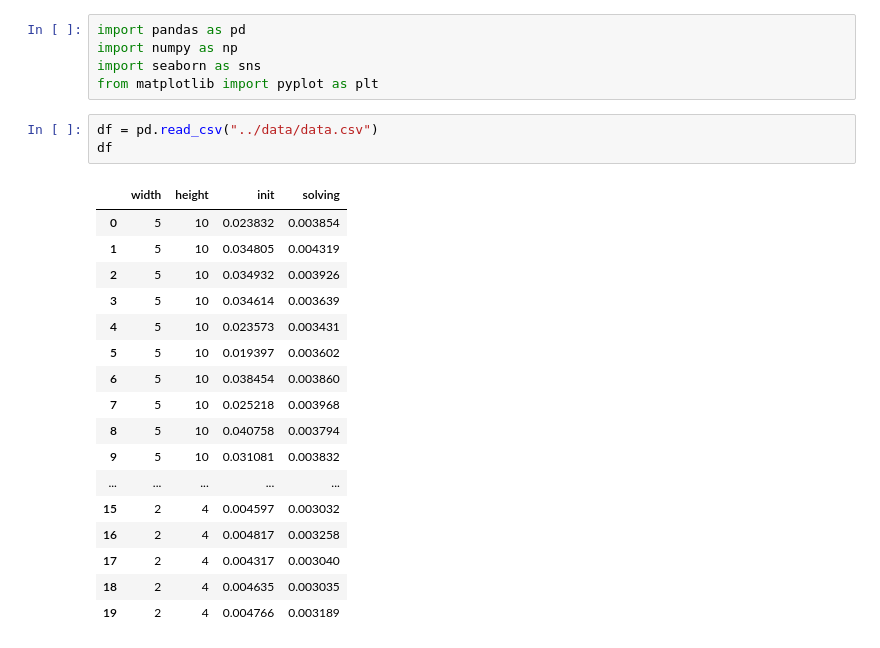
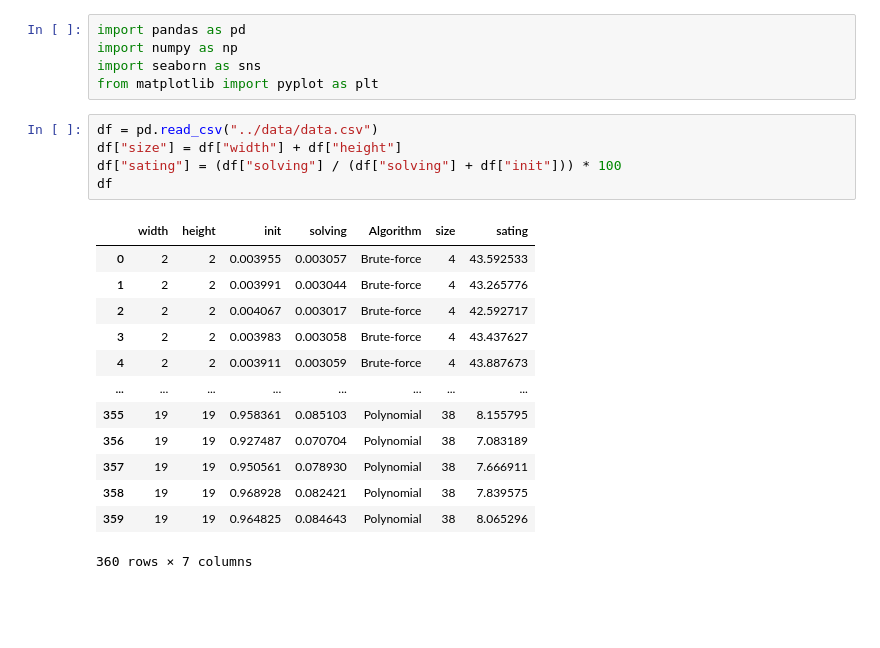
Before and after one commit to diogoantunes25/lvm-project, a Jupyter notebook: proj-1/plots/Plots.ipynb, the cells around one changed output. Saved outputs shown, nothing was run; the diff lists cells and outputs as text; blank space fills up the shorter version.

```diff
--- a/proj-1/plots/Plots.ipynb
+++ b/proj-1/plots/Plots.ipynb
@@ -5,22 +5,20 @@ import seaborn as sns
 from matplotlib import pyplot as plt
 # %%
 df = pd.read_csv("../data/data.csv")
+df["size"] = df["width"] + df["height"]
+df["sating"] = (df["solving"] / (df["solving"] + df["init"])) * 100
 df
 # %% [output]
-|  | width | height | init | solving |
-| 0 | 5 | 10 | 0.023832 | 0.003854 |
-| 1 | 5 | 10 | 0.034805 | 0.004319 |
-| 2 | 5 | 10 | 0.034932 | 0.003926 |
-| 3 | 5 | 10 | 0.034614 | 0.003639 |
-| 4 | 5 | 10 | 0.023573 | 0.003431 |
-| 5 | 5 | 10 | 0.019397 | 0.003602 |
-| 6 | 5 | 10 | 0.038454 | 0.003860 |
-| 7 | 5 | 10 | 0.025218 | 0.003968 |
-| 8 | 5 | 10 | 0.040758 | 0.003794 |
-| 9 | 5 | 10 | 0.031081 | 0.003832 |
-| ... | ... | ... | ... | ... |
-| 15 | 2 | 4 | 0.004597 | 0.003032 |
-| 16 | 2 | 4 | 0.004817 | 0.003258 |
-| 17 | 2 | 4 | 0.004317 | 0.003040 |
-| 18 | 2 | 4 | 0.004635 | 0.003035 |
-| 19 | 2 | 4 | 0.004766 | 0.003189 |
+|  | width | height | init | solving | Algorithm | size | sating |
+| 0 | 2 | 2 | 0.003955 | 0.003057 | Brute-force | 4 | 43.592533 |
+| 1 | 2 | 2 | 0.003991 | 0.003044 | Brute-force | 4 | 43.265776 |
+| 2 | 2 | 2 | 0.004067 | 0.003017 | Brute-force | 4 | 42.592717 |
+| 3 | 2 | 2 | 0.003983 | 0.003058 | Brute-force | 4 | 43.437627 |
+| 4 | 2 | 2 | 0.003911 | 0.003059 | Brute-force | 4 | 43.887673 |
+| ... | ... | ... | ... | ... | ... | ... | ... |
+| 355 | 19 | 19 | 0.958361 | 0.085103 | Polynomial | 38 | 8.155795 |
+| 356 | 19 | 19 | 0.927487 | 0.070704 | Polynomial | 38 | 7.083189 |
+| 357 | 19 | 19 | 0.950561 | 0.078930 | Polynomial | 38 | 7.666911 |
+| 358 | 19 | 19 | 0.968928 | 0.082421 | Polynomial | 38 | 7.839575 |
+| 359 | 19 | 19 | 0.964825 | 0.084643 | Polynomial | 38 | 8.065296 |
+360 rows × 7 columns
```
Also changed, not shown: parts of 2 cells of this notebook, 2 other files.
